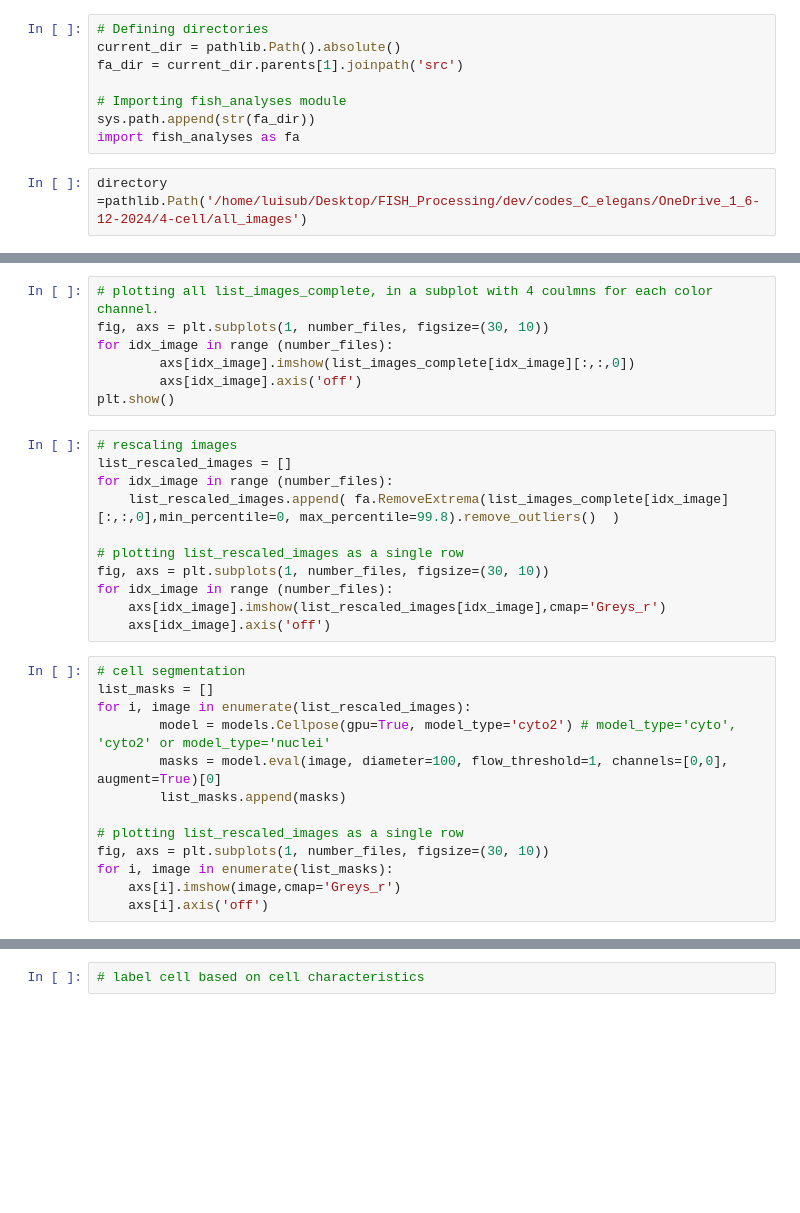
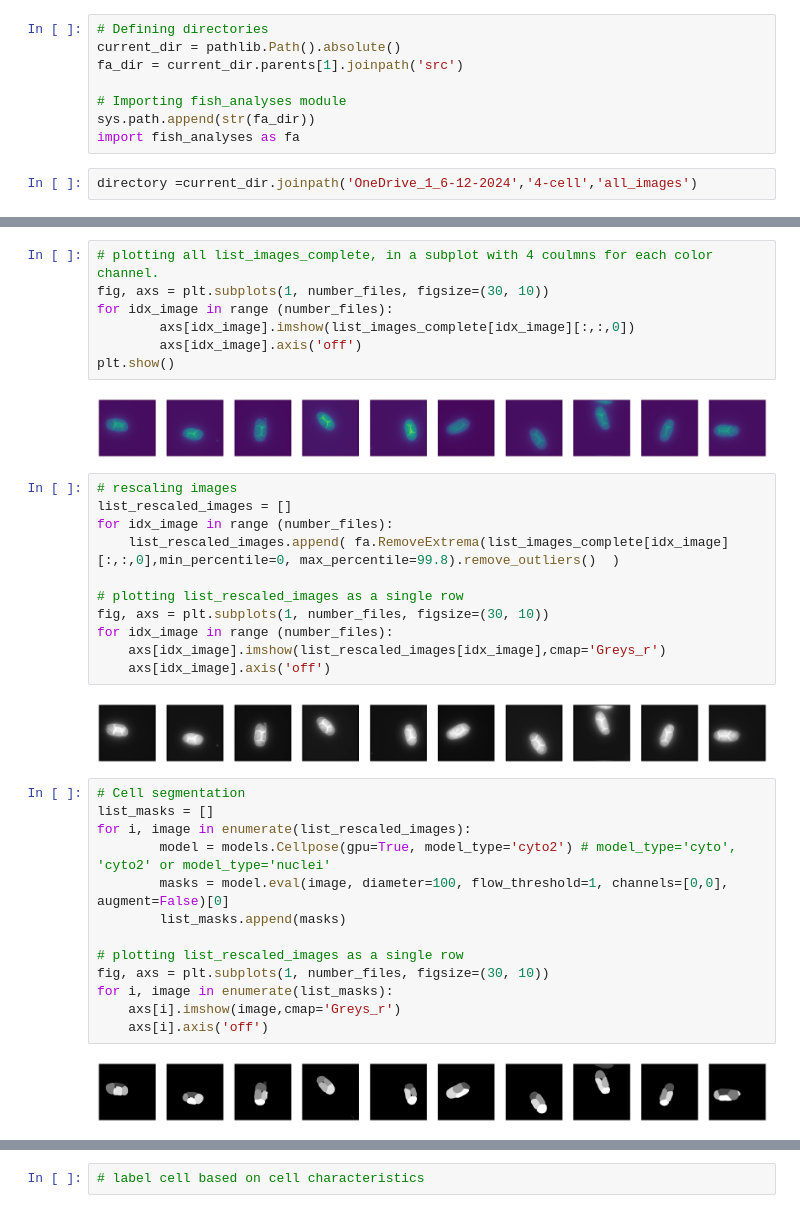
Before and after one commit to MunskyGroup/FISH_Processing, a Jupyter notebook: dev/codes_C_elegans/model_training_c_elegans.ipynb, the cells around one changed output, grey strips where cells are left out. Cells and saved outputs as stored; diff of their text form; blank space fills up the shorter version.

```diff
--- a/dev/codes_C_elegans/model_training_c_elegans.ipynb
+++ b/dev/codes_C_elegans/model_training_c_elegans.ipynb
@@ -37,7 +30,7 @@ fa_dir = current_dir.parents[1].joinpath('src')
 sys.path.append(str(fa_dir))
 import fish_analyses as fa
 # %%
-directory =pathlib.Path('/home/luisub/Desktop/FISH_Processing/dev/codes_C_elegans/OneDrive_1_6-12-2024/4-cell/all_images')
+directory =current_dir.joinpath('OneDrive_1_6-12-2024','4-cell','all_images')
 # %%
 list_files_names_complete = sorted([f for f in listdir(directory) if isfile(join(directory, f)) and ('.png') in f], key=str.lower)  # reading all tif files in the folder
 list_files_names_complete.sort(key=lambda f: int(re.sub('\D', '', f)))  # sorting the index in numerical order
@@ -55,6 +62,8 @@ for idx_image in range (number_files):
         axs[idx_image].imshow(list_images_complete[idx_image][:,:,0])
         axs[idx_image].axis('off')
 plt.show()
+# %% [output]
+[figure, added]
 # %%
 # rescaling images
 list_rescaled_images = []
@@ -66,16 +75,20 @@ fig, axs = plt.subplots(1, number_files, figsize=(30, 10))
 for idx_image in range (number_files):
     axs[idx_image].imshow(list_rescaled_images[idx_image],cmap='Greys_r')
     axs[idx_image].axis('off')
+# %% [output]
+[figure, added]
 # %%
-# cell segmentation
+# Cell segmentation
 list_masks = []
 for i, image in enumerate(list_rescaled_images):
         model = models.Cellpose(gpu=True, model_type='cyto2') # model_type='cyto', 'cyto2' or model_type='nuclei'
-        masks = model.eval(image, diameter=100, flow_threshold=1, channels=[0,0], augment=True)[0]
+        masks = model.eval(image, diameter=100, flow_threshold=1, channels=[0,0], augment=False)[0]
         list_masks.append(masks)
 
 # plotting list_rescaled_images as a single row
 fig, axs = plt.subplots(1, number_files, figsize=(30, 10))
 for i, image in enumerate(list_masks):
     axs[i].imshow(image,cmap='Greys_r')
     axs[i].axis('off')
+# %% [output]
+[figure, added]
```
Also changed, not shown: parts of 22 cells of this notebook, 1 other file.
